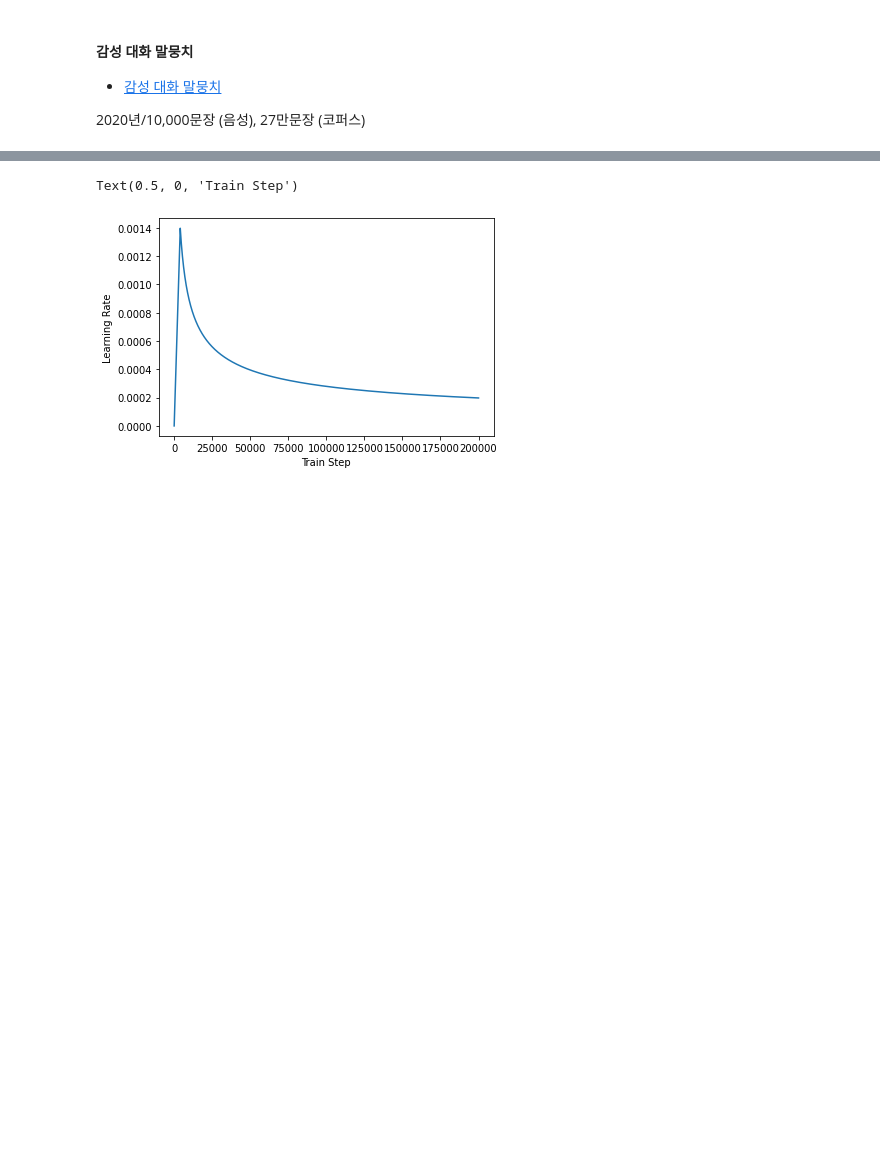
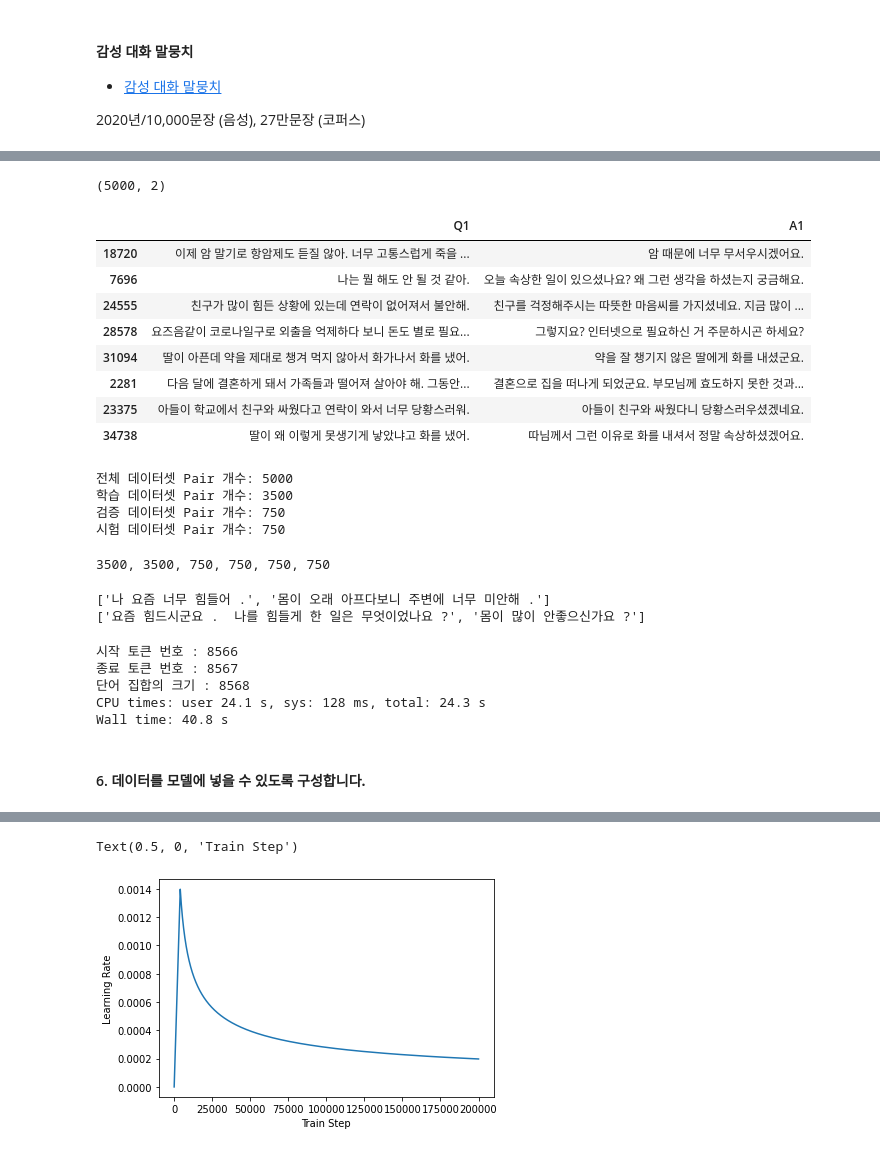
Before and after one commit to leeyeonjun85/AIB_Section_3_Project, a Jupyter notebook: s3p_chat_lyj_Transformer_2.ipynb, the cells around one changed output, grey strips where cells are left out. Drawn from its saved outputs; the diff is of its cells as text; code cells hidden in the pictures; blank space fills up the shorter version.

```diff
--- a/s3p_chat_lyj_Transformer_2.ipynb
+++ b/s3p_chat_lyj_Transformer_2.ipynb
@@ -201,0 +198,75 @@ train_data = df.copy()
+# %%
+qna_data = df.sample(NUM_TEXT_DATA, random_state=RAND_SEED).copy()
+print(qna_data.shape)
+qna_data.head(8)
+# %% [output]
+(5000, 2)
+|  | Q1 | A1 |
+| 18720 | 이제 암 말기로 항암제도 듣질 않아. 너무 고통스럽게 죽을 ... | 암 때문에 너무 무서우시겠어요. |
+| 7696 | 나는 뭘 해도 안 될 것 같아. | 오늘 속상한 일이 있으셨나요? 왜 그런 생각을 하셨는지 궁금해요. |
+| 24555 | 친구가 많이 힘든 상황에 있는데 연락이 없어져서 불안해. | 친구를 걱정해주시는 따뜻한 마음씨를 가지셨네요. 지금 많이 ... |
+| 28578 | 요즈음같이 코로나일구로 외출을 억제하다 보니 돈도 별로 필요... | 그렇지요? 인터넷으로 필요하신 거 주문하시곤 하세요? |
+| 31094 | 딸이 아픈데 약을 제대로 챙겨 먹지 않아서 화가나서 화를 냈어. | 약을 잘 챙기지 않은 딸에게 화를 내셨군요. |
+| 2281 | 다음 달에 결혼하게 돼서 가족들과 떨어져 살아야 해. 그동안... | 결혼으로 집을 떠나게 되었군요. 부모님께 효도하지 못한 것과... |
+| 23375 | 아들이 학교에서 친구와 싸웠다고 연락이 와서 너무 당황스러워. | 아들이 친구와 싸웠다니 당황스러우셨겠네요. |
+| 34738 | 딸이 왜 이렇게 못생기게 낳았냐고 화를 냈어. | 따님께서 그런 이유로 화를 내셔서 정말 속상하셨겠어요. |
+# %%
+qna_data = qna_data.sample(frac=1, random_state=RAND_SEED).reset_index(drop=True)
+num_val_samples = int(0.15 * len(qna_data))  # 총 데이터의 15%
+num_train_samples = len(qna_data) - 2 * num_val_samples  # train, val, test 비율 = 70:15:15
+train_data = qna_data[:num_train_samples]
+val_data = qna_data[num_train_samples : num_train_samples + num_val_samples]
+test_data = qna_data[num_train_samples + num_val_samples :]
+
+print(f"전체 데이터셋 Pair 개수: {len(qna_data)}")
+print(f"학습 데이터셋 Pair 개수: {len(train_data)}")
+print(f"검증 데이터셋 Pair 개수: {len(val_data)}")
+print(f"시험 데이터셋 Pair 개수: {len(test_data)}")
+# %% [output]
+전체 데이터셋 Pair 개수: 5000
+학습 데이터셋 Pair 개수: 3500
+검증 데이터셋 Pair 개수: 750
+시험 데이터셋 Pair 개수: 750
+# %%
+q_train, a_train = list(train_data["Q1"]), list(train_data["A1"])
+q_val, a_val = list(val_data["Q1"]), list(val_data["A1"])
+q_test, a_test = list(test_data["Q1"]), list(test_data["A1"])
+
+q_train = [re.sub(r"([?.!,])", r" \1 ", x).strip() for x in q_train]
+a_train = [re.sub(r"([?.!,])", r" \1 ", x).strip() for x in a_train]
+q_val = [re.sub(r"([?.!,])", r" \1 ", x).strip() for x in q_val]
+a_val = [re.sub(r"([?.!,])", r" \1 ", x).strip() for x in a_val]
+q_test = [re.sub(r"([?.!,])", r" \1 ", x).strip() for x in q_test]
+a_test = [re.sub(r"([?.!,])", r" \1 ", x).strip() for x in a_test]
+
+print(f"{len(q_train)}, {len(a_train)}, {len(q_val)}, {len(a_val)}, {len(q_test)}, {len(a_test)}")
+# %% [output]
+3500, 3500, 750, 750, 750, 750
+# %%
+print(q_train[4:6])
+print(a_train[4:6])
+# %% [output]
+['나 요즘 너무 힘들어 .', '몸이 오래 아프다보니 주변에 너무 미안해 .']
+['요즘 힘드시군요 .  나를 힘들게 한 일은 무엇이었나요 ?', '몸이 많이 안좋으신가요 ?']
+# %%
+%%time
+# 서브워드텍스트인코더를 사용하여 질문과 답변을 모두 포함한 단어 집합(Vocabulary) 생성
+tokenizer = tfds.deprecated.text.SubwordTextEncoder.build_from_corpus(
+    q_train + a_train + q_val + a_val + q_test + a_test
+    , target_vocab_size=10000)
+
+# 시작 토큰과 종료 토큰에 대한 정수 부여.
+START_TOKEN, END_TOKEN = [tokenizer.vocab_size], [tokenizer.vocab_size + 1]
+
+# 시작 토큰과 종료 토큰을 고려하여 단어 집합의 크기를 + 2
+VOCAB_SIZE = tokenizer.vocab_size + 2
+
+print('시작 토큰 번호 :',START_TOKEN[0])
+print('종료 토큰 번호 :',END_TOKEN[0])
+print('단어 집합의 크기 :',VOCAB_SIZE)
+# %% [output]
+시작 토큰 번호 : 8566
+종료 토큰 번호 : 8567
+단어 집합의 크기 : 8568
+CPU times: user 24.1 s, sys: 128 ms, total: 24.3 s
+Wall time: 40.8 s
@@ -201,0 +302,2 @@ train_data = df.copy()
+# %% [markdown]
+#### 6. **데이터를 모델에 넣을 수 있도록 구성합니다.**
```
Also changed, not shown: parts of 47 cells of this notebook, 7 other files.
